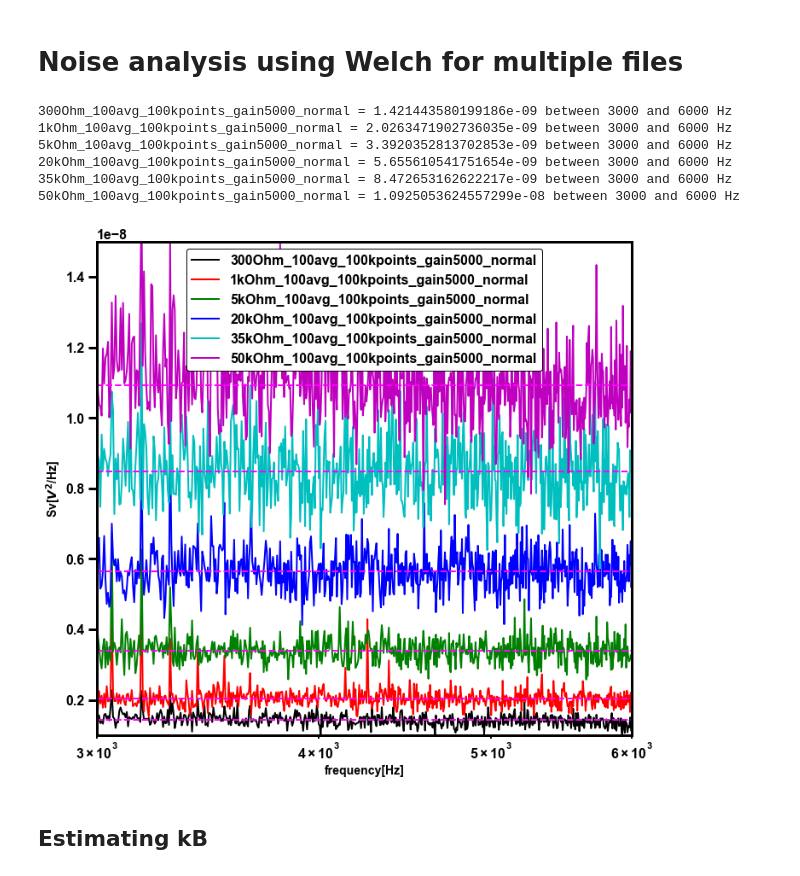
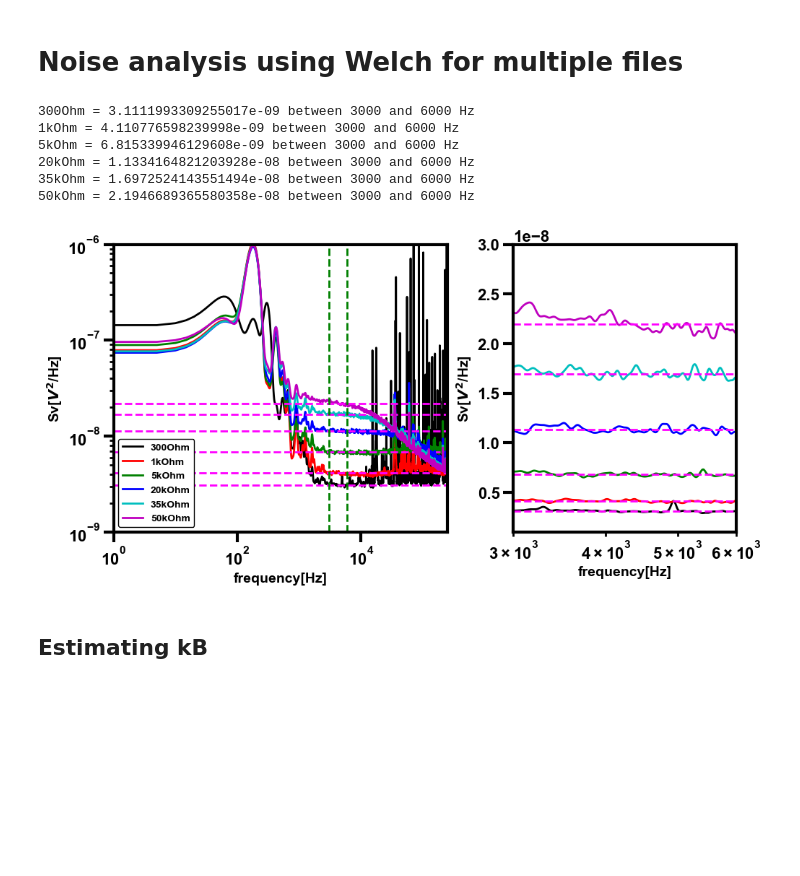
Before and after one commit to NikhilTilak/scripts, a Jupyter notebook: noise.ipynb, the cells around one changed output. Drawn from its saved outputs; the diff is of its cells as text; code cells hidden in the pictures; blank space fills up the shorter version.

```diff
--- a/noise.ipynb
+++ b/noise.ipynb
@@ -198,9 +194,9 @@ files = ['data/johnson_data/using_rigol/Pot_min_100avg_100kpoints_gain5000_norma
          'data/johnson_data/using_rigol/5KOhm_100avg_100kpoints_gain5000_normal.csv',
          'data/johnson_data/using_rigol/500KOhm_100avg_100kpoints_gain5000_normal.csv'
          ]
-# files = ['data/johnson_data/using_rigol/Pot_min_100avg_100kpoints_gain5000_normal.csv',
-#          'data/johnson_data/using_rigol/5KOhm_100avg_100kpoints_gain5000_normal.csv'
-#          ]
+files = ['data/johnson_data/using_rigol/Pot_min_100avg_100kpoints_gain5000_normal.csv',
+         'data/johnson_data/using_rigol/5KOhm_100avg_100kpoints_gain5000_normal.csv'
+         ]
 files = ['data/johnson_data/300Ohm_100avg_100kpoints_gain5000_normal.csv',
          'data/johnson_data/1kOhm_100avg_100kpoints_gain5000_normal.csv',
          'data/johnson_data/5kOhm_100avg_100kpoints_gain5000_normal.csv',
@@ -210,8 +206,7 @@ files = ['data/johnson_data/300Ohm_100avg_100kpoints_gain5000_normal.csv',
 
 #10 kHz hi pass filter
 
-fig, ax = plt.subplots(figsize=(10,9), constrained_layout=True)
-
+fig, (ax, ax2) = plt.subplots(1,2,figsize=(10,5), constrained_layout=True, gridspec_kw={'width_ratios': [3, 2]})
 
 for fp in files:
     df=pd.read_csv(fp,header=None,sep=",")
@@ -237,58 +232,67 @@ for fp in files:
     Sv_list = np.zeros((df.shape[0]//2 + 1, df.shape[1]-1)) # for welch
 
     for i in range(1,df.shape[1]):
         V = df[i].to_numpy()
         V = V-V.mean()
         # print(f"calculating Sv for {i}th acquisition")
         ################PSD from autocorrelation####################################
         # ac = correlation_nik_vectorized(V,V)
         # Sv = np.absolute(fftshift(fft(ac)))
         # Sv = Sv[Sv.size//2:]
         # Sv = Sv/fs
         # Sv_list[:,i-1] = Sv
         ################PSD from welch##############################################
         fwelch, Svwelch = welch(V,
                                 fs=fs,
-                                window='boxcar',
-                                nperseg=N,
+                                # window='hann',
+                                #  window='flattop',
+                                window='hann',
+                                # nperseg=N,
+                                nperseg=2**13,
                                 nfft=N,
                                 return_onesided=True,
                                 scaling='density',
                                 axis=-1)
-        Svwelch = (1/2)*Svwelch
         Sv_list[:,i-1] = Svwelch
 
     Sv_mean = np.mean(Sv_list, axis=1)
-    label = f"{fp.split('/')[-1].split('.')[0]}"
+    label = f"{fp.split('/')[-1].split('.')[0].split('_')[0]}"
     f_lo = 3_000 # Hz
     f_hi = 6_000 # Hz
     ################## frequency axis##############################################
     # fwelch = fftfreq(N,dt)
     # fwelch = fwelch[:fwelch.size//2]
     print(f"{label} = {np.median(Sv_mean[np.where((fwelch>f_lo) & (fwelch<f_hi))])} between {f_lo} and {f_hi} Hz")
-    ax.plot(fwelch, Sv_mean, alpha=1, label = label)
-    ax.axhline(np.median(Sv_mean[np.where((fwelch>f_lo) & (fwelch<f_hi))]), color='magenta', linestyle='--')
-ax.set_xlabel("frequency[Hz]")
-ax.set_ylabel("Sv[$V^2$/Hz]")
-ax.set_xscale('log')
-# ax.set_yscale('log')
-# ax.set_ylim(1e-9,3e-8)
-# ax.set_xlim(1e0,fwelch.max())
-ax.set_ylim(1e-9,1.5e-8)
-ax.set_xlim(f_lo,f_hi)
-ax.axvline(f_hi, color='g', linestyle='--')
-ax.axvline(f_lo, color='g', linestyle='--')
-# ax.axhline(johnson_noise_psd(300,500_000), color='r', linestyle='--', label="Johnson noise")
-ax.legend()
+    for axis in [ax, ax2]:
+        axis.plot(fwelch, Sv_mean, alpha=1, label = label)
+        axis.axhline(np.median(Sv_mean[np.where((fwelch>f_lo) & (fwelch<f_hi))]), color='magenta', linestyle='--')
+
+for axis in [ax, ax2]:
+    axis.set_xlabel("frequency[Hz]")
+    axis.set_ylabel("Sv[$V^2$/Hz]")
+    axis.axvline(f_hi, color='g', linestyle='--')
+    axis.axvline(f_lo, color='g', linestyle='--')
+    axis.set_xscale('log')
+    # ax.axhline(johnson_noise_psd(300,500_000), color='r', linestyle='--', label="Johnson noise")
+
+
+ax.set_ylim(1e-9,1e-6)
+ax.set_xlim(1e0,fwelch.max())
+ax.set_yscale('log')
+ax.legend(loc='best')
+
+ax2.set_ylim(1e-9,3e-8)
+ax2.set_xlim(f_lo,f_hi)
+ax2.set_yscale('linear')
 plt.show()
 # %% [output]
-300Ohm_100avg_100kpoints_gain5000_normal = 1.421443580199186e-09 between 3000 and 6000 Hz
-1kOhm_100avg_100kpoints_gain5000_normal = 2.0263471902736035e-09 between 3000 and 6000 Hz
-5kOhm_100avg_100kpoints_gain5000_normal = 3.3920352813702853e-09 between 3000 and 6000 Hz
-20kOhm_100avg_100kpoints_gain5000_normal = 5.655610541751654e-09 between 3000 and 6000 Hz
-35kOhm_100avg_100kpoints_gain5000_normal = 8.472653162622217e-09 between 3000 and 6000 Hz
-50kOhm_100avg_100kpoints_gain5000_normal = 1.0925053624557299e-08 between 3000 and 6000 Hz
+300Ohm = 3.1111993309255017e-09 between 3000 and 6000 Hz
+1kOhm = 4.110776598239998e-09 between 3000 and 6000 Hz
+5kOhm = 6.815339946129608e-09 between 3000 and 6000 Hz
+20kOhm = 1.1334164821203928e-08 between 3000 and 6000 Hz
+35kOhm = 1.6972524143551494e-08 between 3000 and 6000 Hz
+50kOhm = 2.1946689365580358e-08 between 3000 and 6000 Hz
-[figure, old version]
+[figure, new version]
 # %% [markdown]
 ## Estimating kB
 # %%
```
Also changed, not shown: parts of 7 cells of this notebook, 1 other file.
